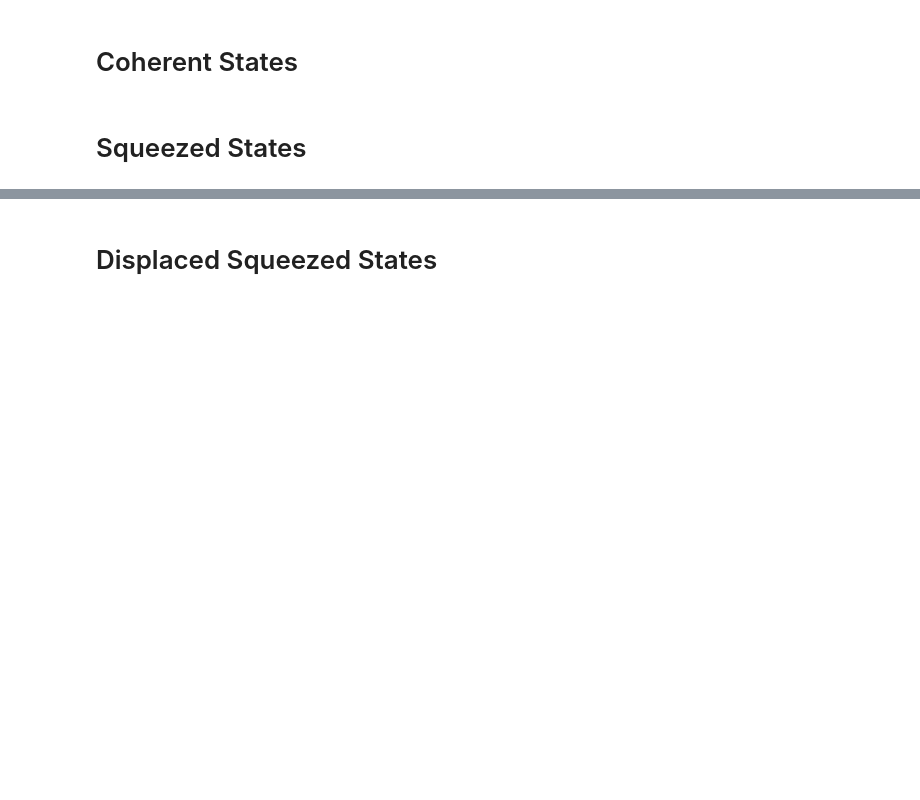
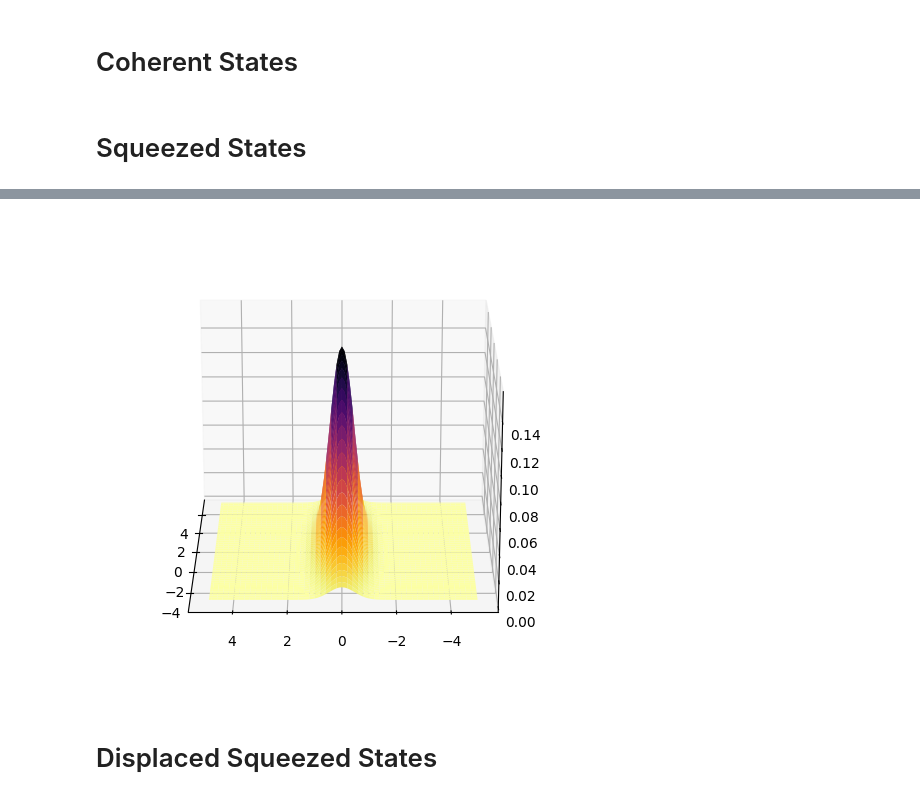
Before and after one commit to KPourgourides/Quantum-Communications-Internship-IRIDA-, a Jupyter notebook: sf_implementations.ipynb, the cells around one changed output, grey strips where cells are left out. Drawn from its saved outputs; the diff is of its cells as text; code cells hidden in the pictures; blank space fills up the shorter version.

Commit message:
added squeezed state and squeezed displaced state

```diff
--- a/sf_implementations.ipynb
+++ b/sf_implementations.ipynb
@@ -36,2 +40,26 @@ plt.show()
+# %%
+prog_squeezed = sf.Program(1)
+
+r = 0.75
+phi = np.pi  # Radians
+with prog_squeezed.context as q:
+    Vac | q[0]
+    Sgate(r, phi) | q[0]
+
+#run the engine and get the state
+eng_squeezed = sf.Engine("gaussian")
+state_squeezed = eng_squeezed.run(prog_squeezed).state
+# %%
+X = np.arange(-5, 5, 0.1)
+P = np.arange(-5, 5, 0.1)
+Z = state_squeezed.wigner(0, X, P)
+X, P = np.meshgrid(X, P)
+ax = plt.figure(figsize=(8, 6)).add_subplot(projection='3d')
+ax.plot_surface(X, P, Z, cmap='inferno_r')
+ax.view_init(elev=20, azim=phi/2*180/np.pi+90)  # Anti-squeezing direction
+#ax.view_init(elev=20, azim=phi/2*180/np.pi)  # Squeezing direction
+plt.show()
+# %% [output]
+[figure, added]
 # %% [markdown]
 # Displaced Squeezed States
```
Also changed, not shown: parts of 3 cells of this notebook.
